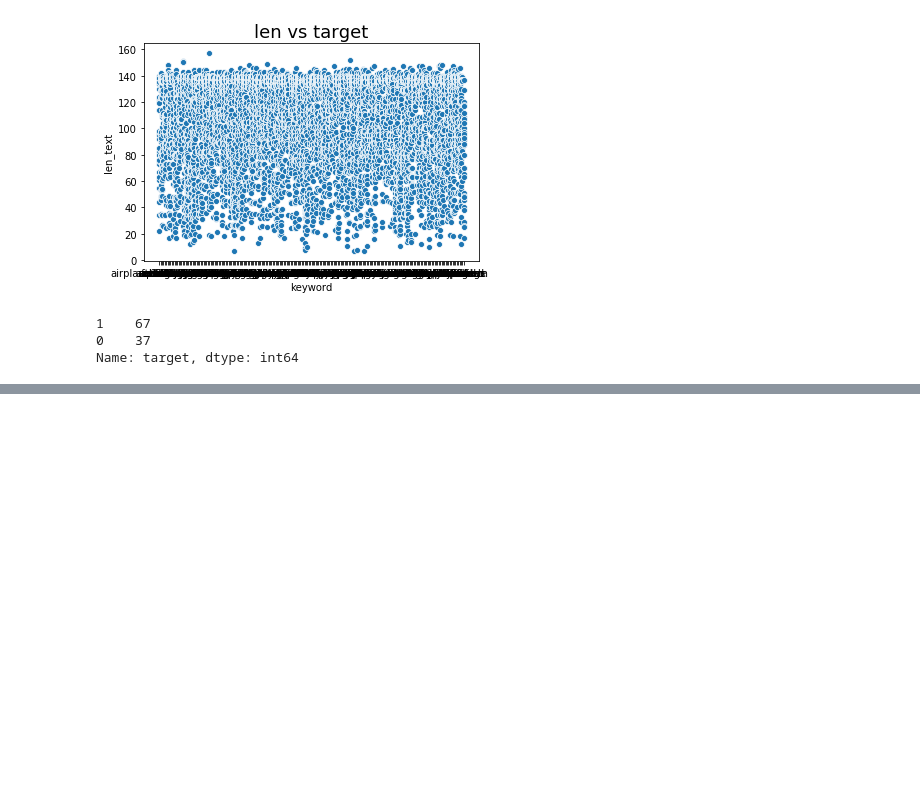
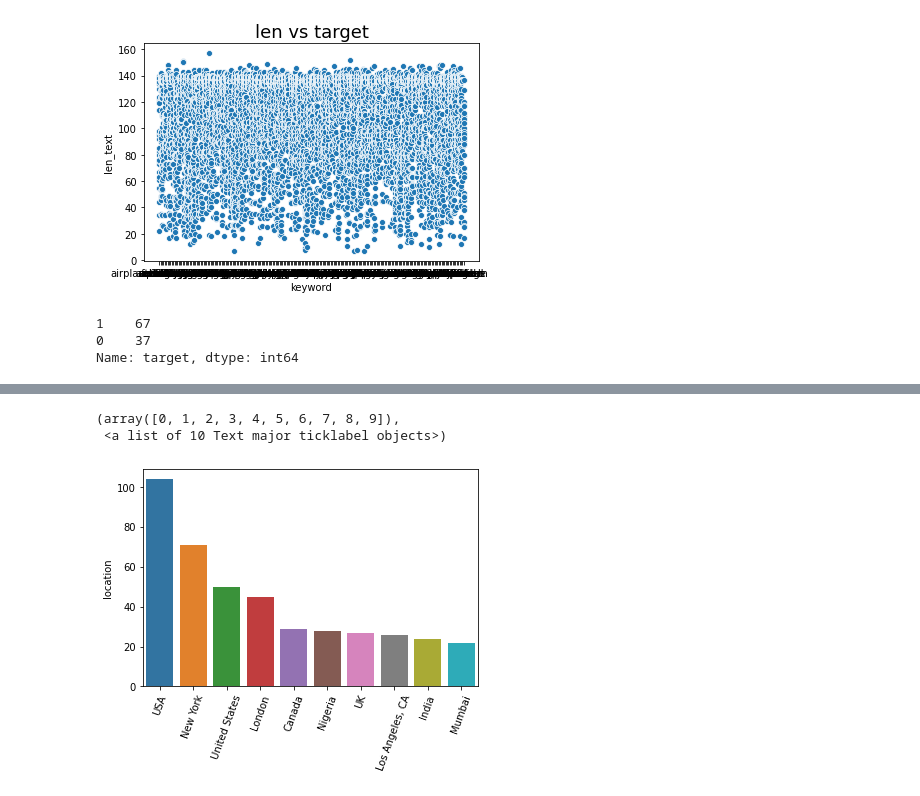
Before and after one commit to pablbob/9558-7506-Data-Hunters, a Jupyter notebook: TP1.ipynb, the cells around one changed output, grey strips where cells are left out. Drawn from its saved outputs; the diff is of its cells as text; code cells hidden in the pictures; blank space fills up the shorter version.

```diff
--- a/TP1.ipynb
+++ b/TP1.ipynb
@@ -340,0 +354,9 @@ Text(0, 0.5, 'Cantidad')
+# %%
+top_10_locations = real_locations['location'].value_counts().nlargest(10)
+
+sb.barplot(x=top_10_locations.index, y=top_10_locations)
+plt.xticks(rotation=70)
+# %% [output]
+(array([0, 1, 2, 3, 4, 5, 6, 7, 8, 9]),
+ <a list of 10 Text major ticklabel objects>)
+[figure, added]
```
Also changed, not shown: parts of 10 cells of this notebook.
